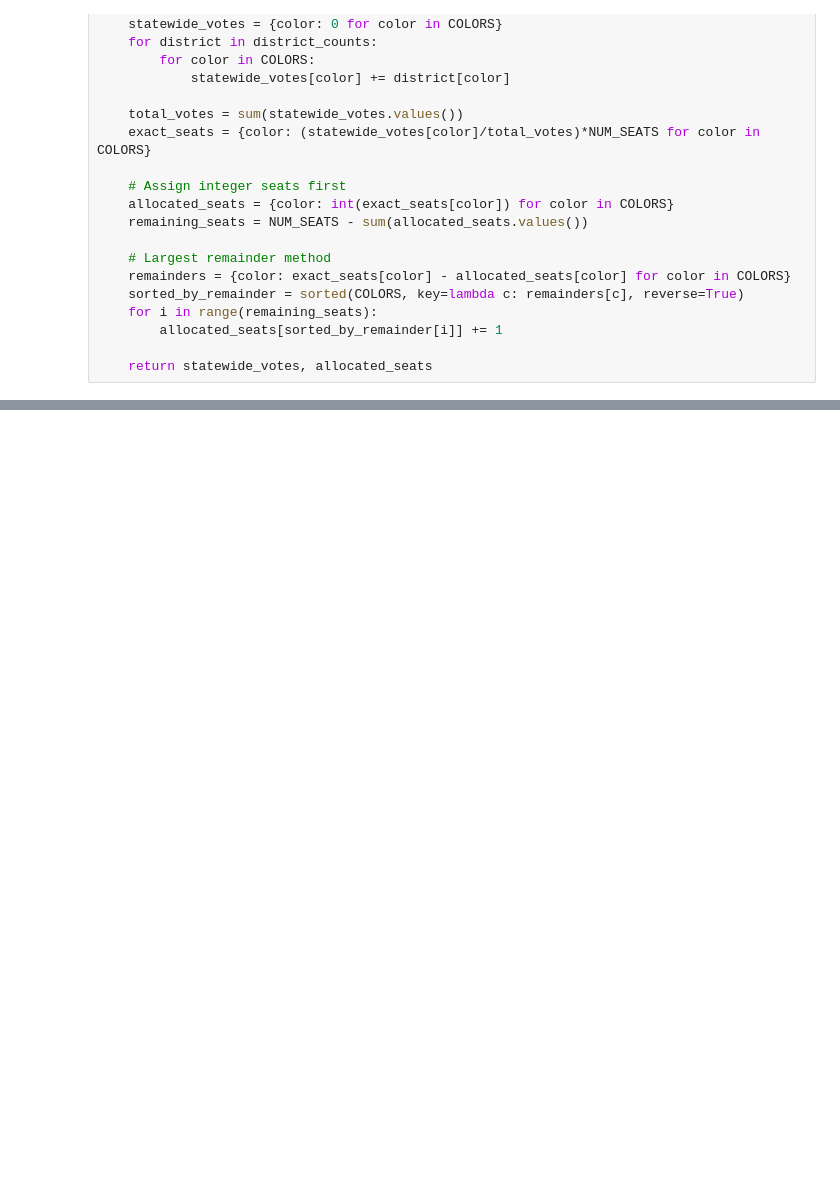
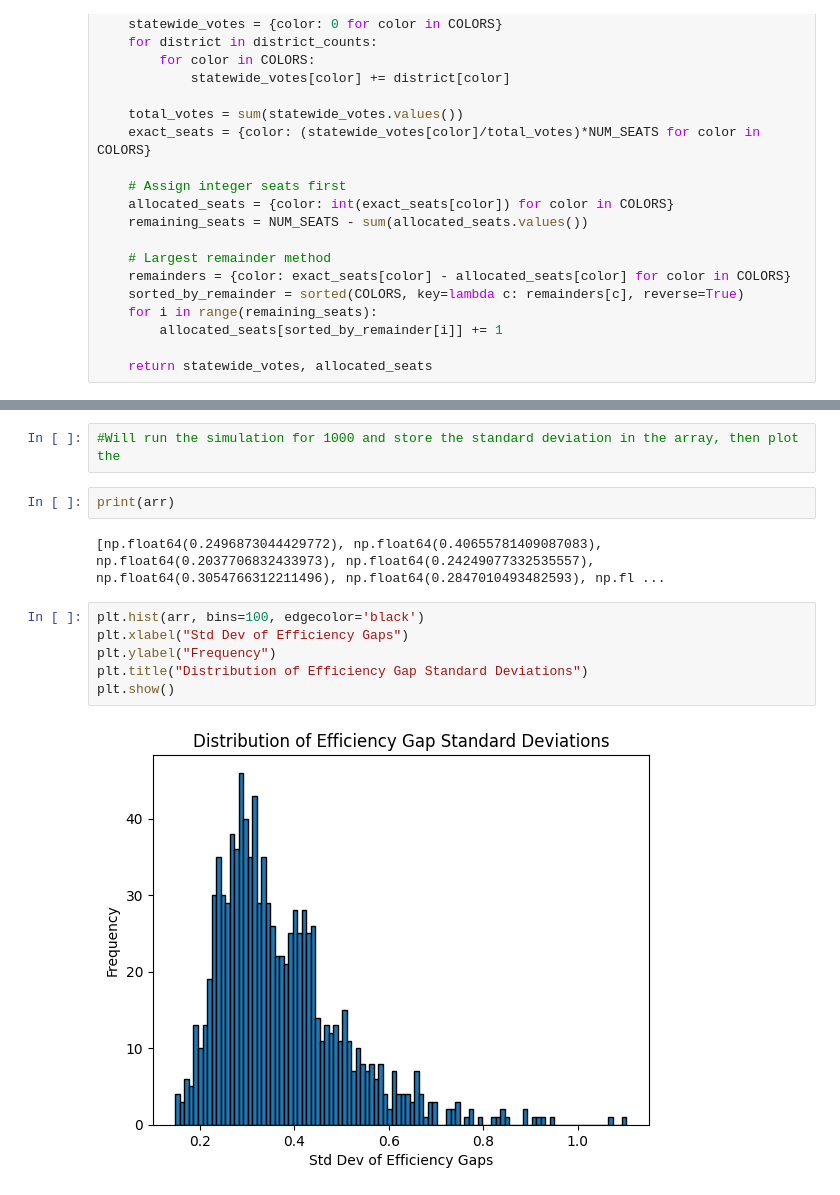
Before and after one commit to CarlLienert/SeniorCapstone, a Jupyter notebook: victoria.ipynb, the cells around one changed output, grey strips where cells are left out. Cells and saved outputs as stored; diff of their text form; blank space fills up the shorter version.

```diff
--- a/victoria.ipynb
+++ b/victoria.ipynb
@@ -326,0 +270,14 @@ Efficiency Gap: [-0.3333333333333333, -0.5151515151515151, -0.6969696969696969,
+# %%
+#Will run the simulation for 1000 and store the standard deviation in the array, then plot the
+# %%
+print(arr)
+# %% [output]
+[np.float64(0.2496873044429772), np.float64(0.40655781409087083), np.float64(0.2037706832433973), np.float64(0.24249077332535557), np.float64(0.3054766312211496), np.float64(0.2847010493482593), np.fl ...
+# %%
+plt.hist(arr, bins=100, edgecolor='black')
+plt.xlabel("Std Dev of Efficiency Gaps")
+plt.ylabel("Frequency")
+plt.title("Distribution of Efficiency Gap Standard Deviations")
+plt.show()
+# %% [output]
+[figure, added]
```
Also changed, not shown: parts of 9 cells of this notebook.
